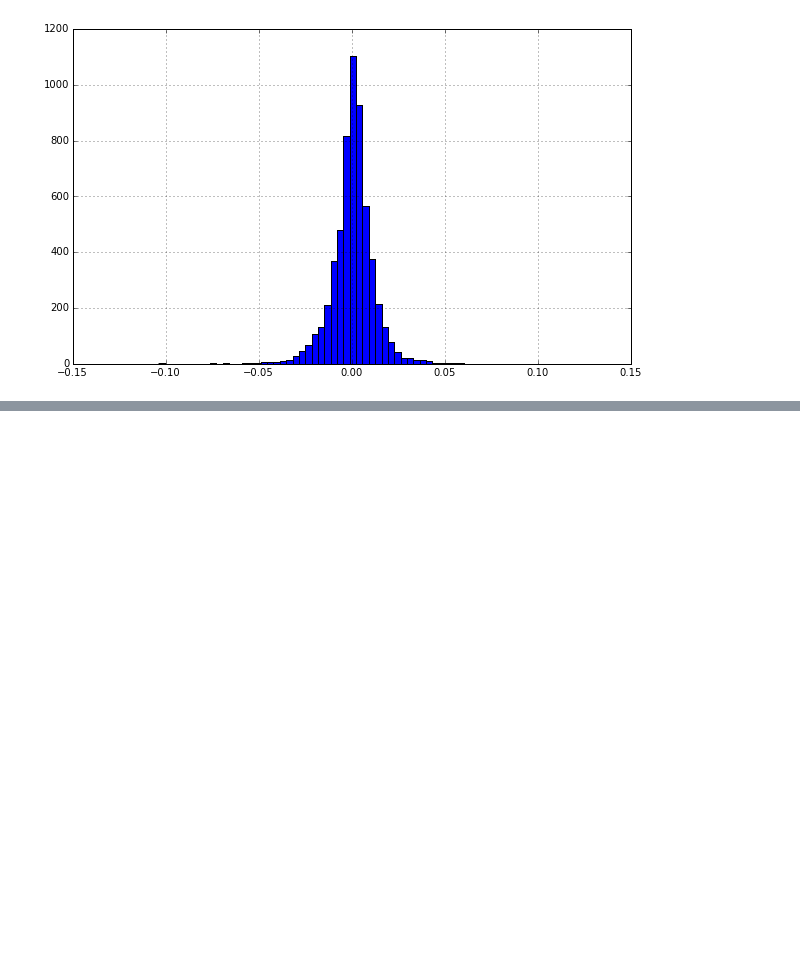
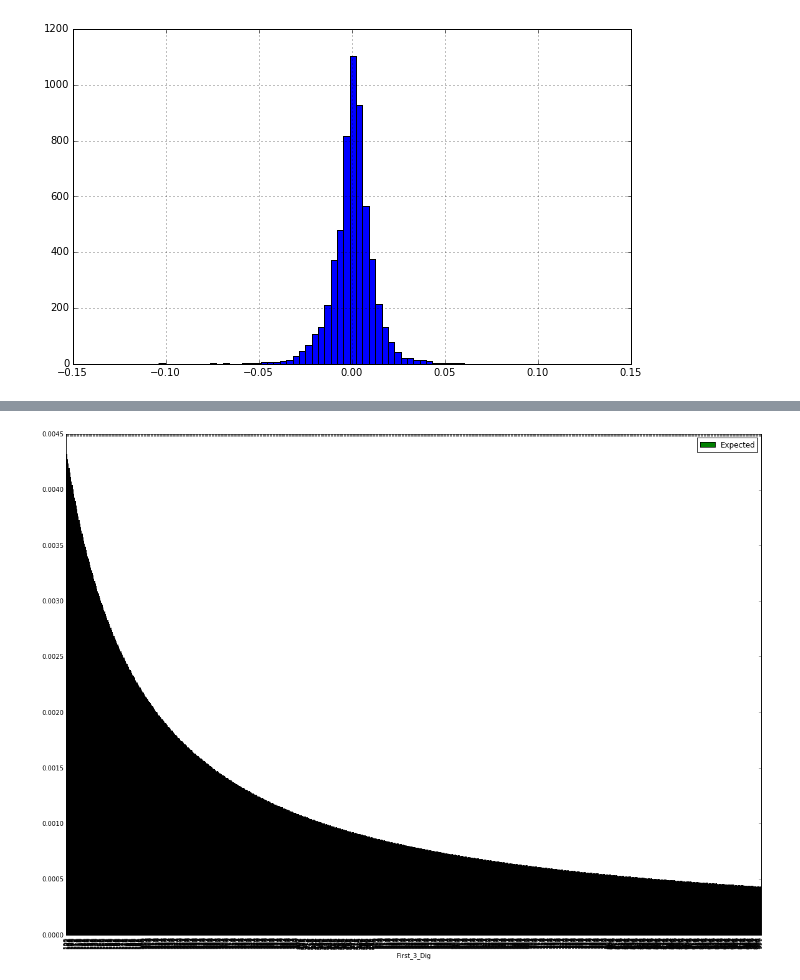
Before and after one commit to milcent/benford_py, a Jupyter notebook: Getting Started with Benford for Python.ipynb, the cells around one changed output, grey strips where cells are left out. Saved outputs shown, nothing was run; the diff lists cells and outputs as text; code cells hidden in the pictures; blank space fills up the shorter version.

```diff
--- a/Getting Started with Benford for Python.ipynb
+++ b/Getting Started with Benford for Python.ipynb
@@ -42,0 +76,4 @@ sp.l_r.hist(bins=70, figsize=(10,6))
+# %%
+f3d = bf.First(3) #will take some time to draw
+# %% [output]
+[figure, added]
```
Also changed, not shown: parts of 21 cells of this notebook, 2 other files.
